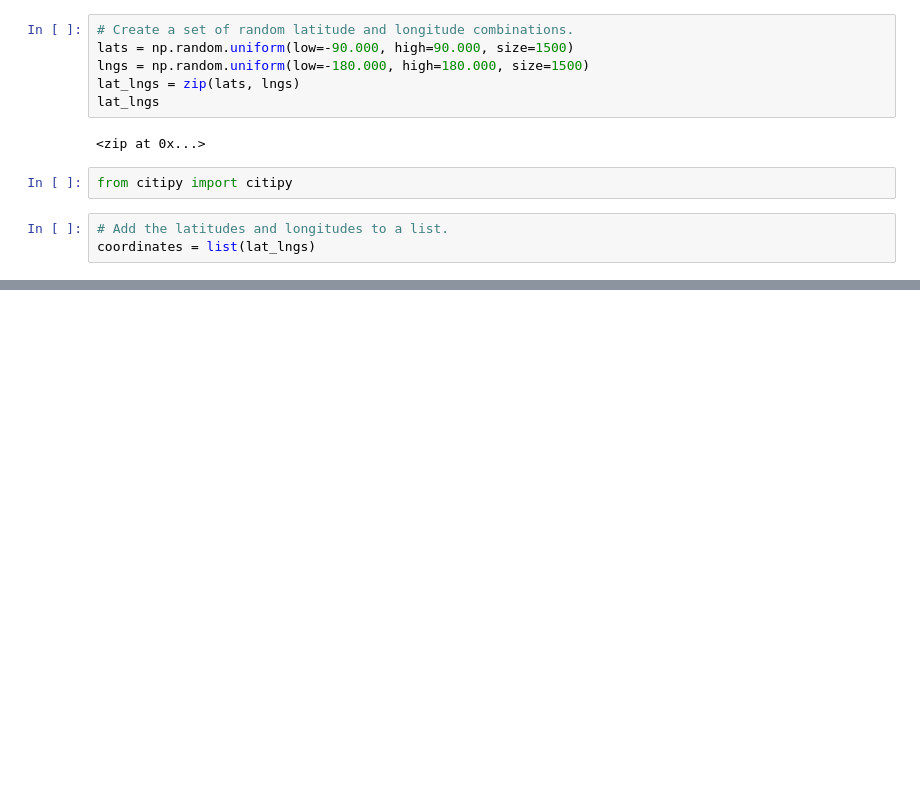
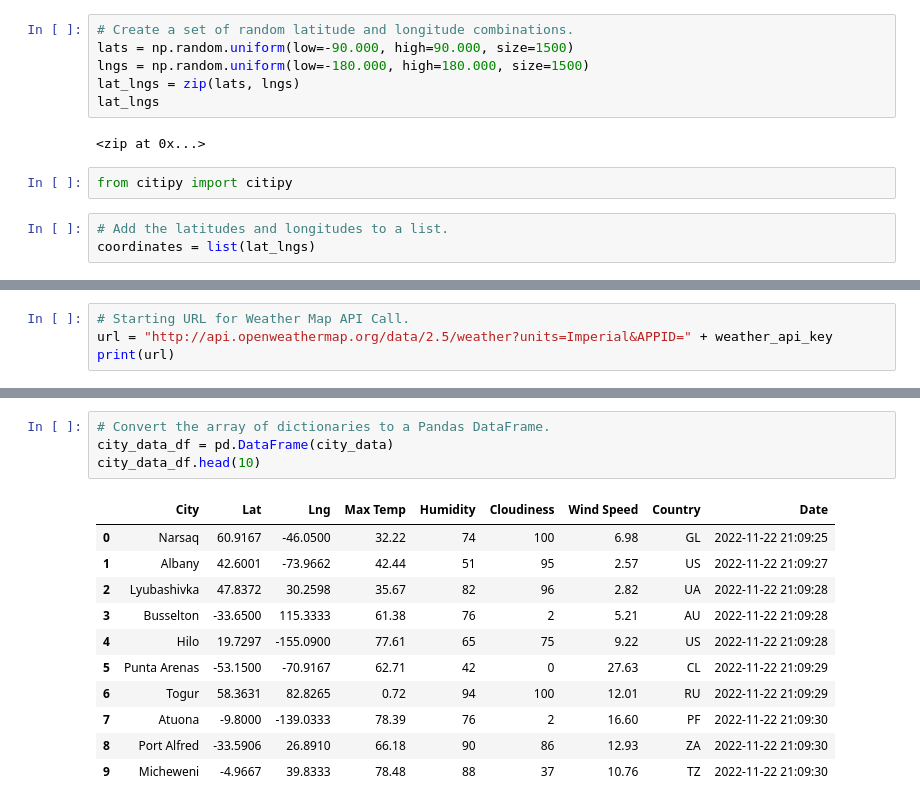
Before and after one commit to tanahildebrand/World_Weather_Analysis, a Jupyter notebook: WeatherPy.ipynb, the cells around one changed output, grey strips where cells are left out. Cells and saved outputs as stored; diff of their text form; blank space fills up the shorter version.

Commit message:
Weather Data Created

```diff
--- a/WeatherPy.ipynb
+++ b/WeatherPy.ipynb
@@ -32,0 +39,4 @@ len(cities)
+# %%
+# Starting URL for Weather Map API Call.
+url = "http://api.openweathermap.org/data/2.5/weather?units=Imperial&APPID=" + weather_api_key
+print(url)
@@ -32,0 +129,16 @@ len(cities)
+# %%
+# Convert the array of dictionaries to a Pandas DataFrame.
+city_data_df = pd.DataFrame(city_data)
+city_data_df.head(10)
+# %% [output]
+|  | City | Lat | Lng | Max Temp | Humidity | Cloudiness | Wind Speed | Country | Date |
+| 0 | Narsaq | 60.9167 | -46.0500 | 32.22 | 74 | 100 | 6.98 | GL | 2022-11-22 21:09:25 |
+| 1 | Albany | 42.6001 | -73.9662 | 42.44 | 51 | 95 | 2.57 | US | 2022-11-22 21:09:27 |
+| 2 | Lyubashivka | 47.8372 | 30.2598 | 35.67 | 82 | 96 | 2.82 | UA | 2022-11-22 21:09:28 |
+| 3 | Busselton | -33.6500 | 115.3333 | 61.38 | 76 | 2 | 5.21 | AU | 2022-11-22 21:09:28 |
+| 4 | Hilo | 19.7297 | -155.0900 | 77.61 | 65 | 75 | 9.22 | US | 2022-11-22 21:09:28 |
+| 5 | Punta Arenas | -53.1500 | -70.9167 | 62.71 | 42 | 0 | 27.63 | CL | 2022-11-22 21:09:29 |
+| 6 | Togur | 58.3631 | 82.8265 | 0.72 | 94 | 100 | 12.01 | RU | 2022-11-22 21:09:29 |
+| 7 | Atuona | -9.8000 | -139.0333 | 78.39 | 76 | 2 | 16.60 | PF | 2022-11-22 21:09:30 |
+| 8 | Port Alfred | -33.5906 | 26.8910 | 66.18 | 90 | 86 | 12.93 | ZA | 2022-11-22 21:09:30 |
+| 9 | Micheweni | -4.9667 | 39.8333 | 78.48 | 88 | 37 | 10.76 | TZ | 2022-11-22 21:09:30 |
```
Also changed, not shown: parts of 7 cells of this notebook, 1 other file.
